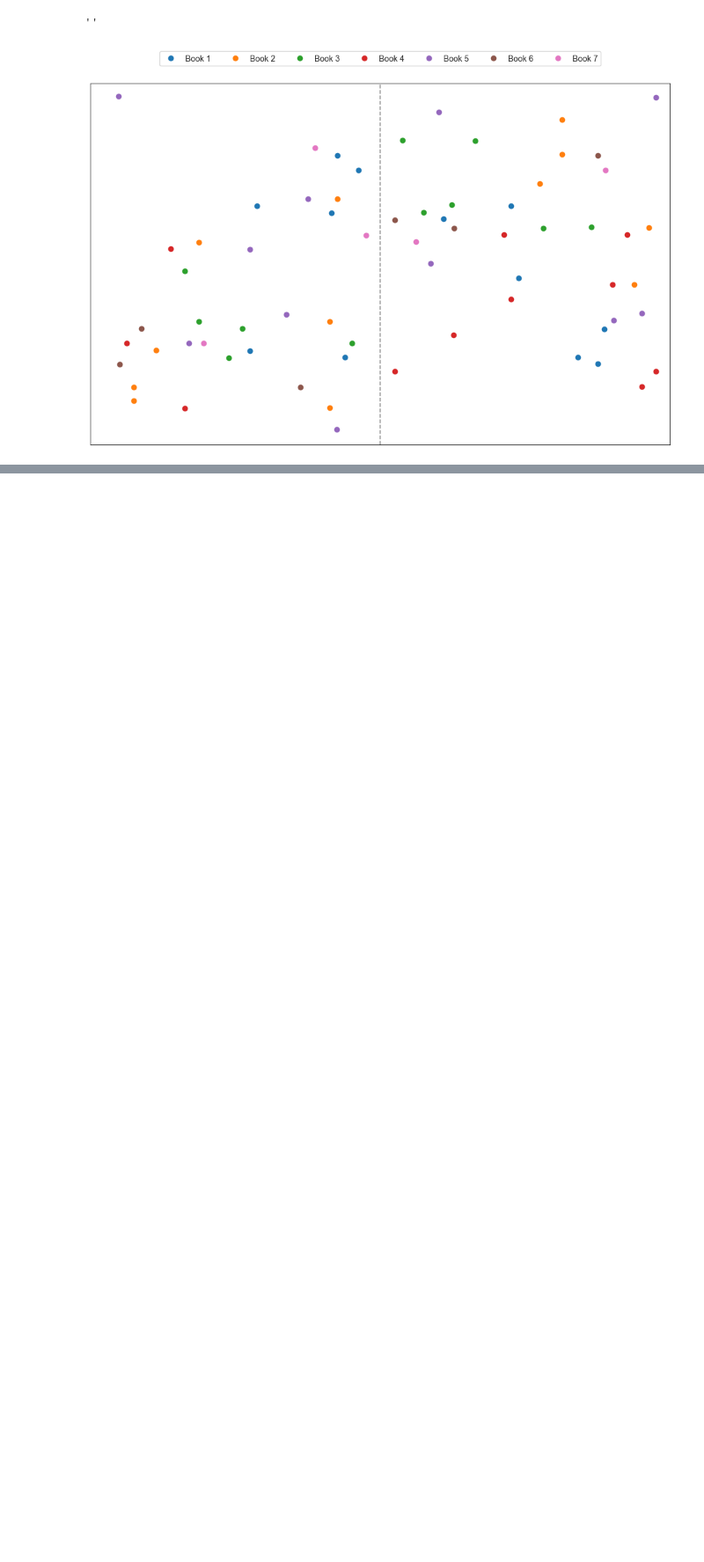
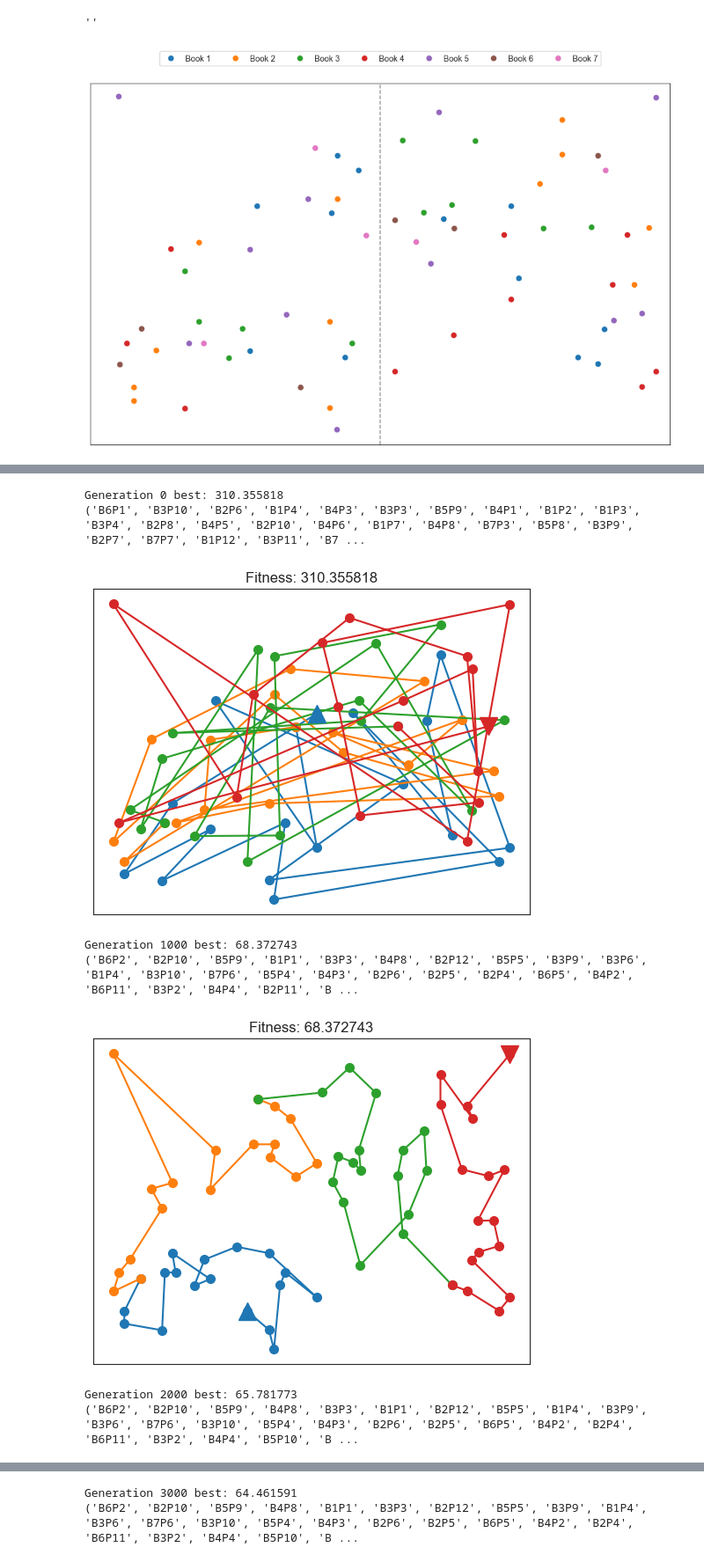
Before and after one commit to master-of-none/cs-545-ML-project, a Jupyter notebook: main.ipynb, the cells around one changed output, grey strips where cells are left out. Shown at 88% size. Saved outputs shown, nothing was run; the diff lists cells and outputs as text; code cells hidden in the pictures; blank space fills up the shorter version.

```diff
--- a/main.ipynb
+++ b/main.ipynb
@@ -40,0 +59,6 @@ plt.legend(loc="upper center", ncol=7, frameon=True, fancybox=True, bbox_to_anch
+# %%
+waldo_location_map = {}
+
+for i, record in wheres_waldo_locations.iterrows():
+    key = "B%dP%d" % (record.Book, record.Page)
+    waldo_location_map[key] = (record.X, record.Y)
@@ -40,0 +222,11 @@ plt.legend(loc="upper center", ncol=7, frameon=True, fancybox=True, bbox_to_anch
+# %%
+run_genetic_algorithm(generations=10000, population_size=100)
+# %% [output]
+Generation 0 best: 310.355818
+('B6P1', 'B3P10', 'B2P6', 'B1P4', 'B4P3', 'B3P3', 'B5P9', 'B4P1', 'B1P2', 'B1P3', 'B3P4', 'B2P8', 'B4P5', 'B2P10', 'B4P6', 'B1P7', 'B4P8', 'B7P3', 'B5P8', 'B3P9', 'B2P7', 'B7P7', 'B1P12', 'B3P11', 'B7 ...
+[figure, added]
+Generation 1000 best: 68.372743
+('B6P2', 'B2P10', 'B5P9', 'B1P1', 'B3P3', 'B4P8', 'B2P12', 'B5P5', 'B3P9', 'B3P6', 'B1P4', 'B3P10', 'B7P6', 'B5P4', 'B4P3', 'B2P6', 'B2P5', 'B2P4', 'B6P5', 'B4P2', 'B6P11', 'B3P2', 'B4P4', 'B2P11', 'B ...
+[figure, added]
+Generation 2000 best: 65.781773
+('B6P2', 'B2P10', 'B5P9', 'B4P8', 'B3P3', 'B1P1', 'B2P12', 'B5P5', 'B1P4', 'B3P9', 'B3P6', 'B7P6', 'B3P10', 'B5P4', 'B4P3', 'B2P6', 'B2P5', 'B6P5', 'B4P2', 'B2P4', 'B6P11', 'B3P2', 'B4P4', 'B5P10', 'B ...
@@ -40,0 +234,2 @@ plt.legend(loc="upper center", ncol=7, frameon=True, fancybox=True, bbox_to_anch
+Generation 3000 best: 64.461591
+('B6P2', 'B2P10', 'B5P9', 'B4P8', 'B1P1', 'B3P3', 'B2P12', 'B5P5', 'B3P9', 'B1P4', 'B3P6', 'B7P6', 'B3P10', 'B5P4', 'B4P3', 'B2P6', 'B2P5', 'B6P5', 'B4P2', 'B2P4', 'B6P11', 'B3P2', 'B4P4', 'B5P10', 'B ...
```
Also changed, not shown: parts of 3 cells of this notebook.
